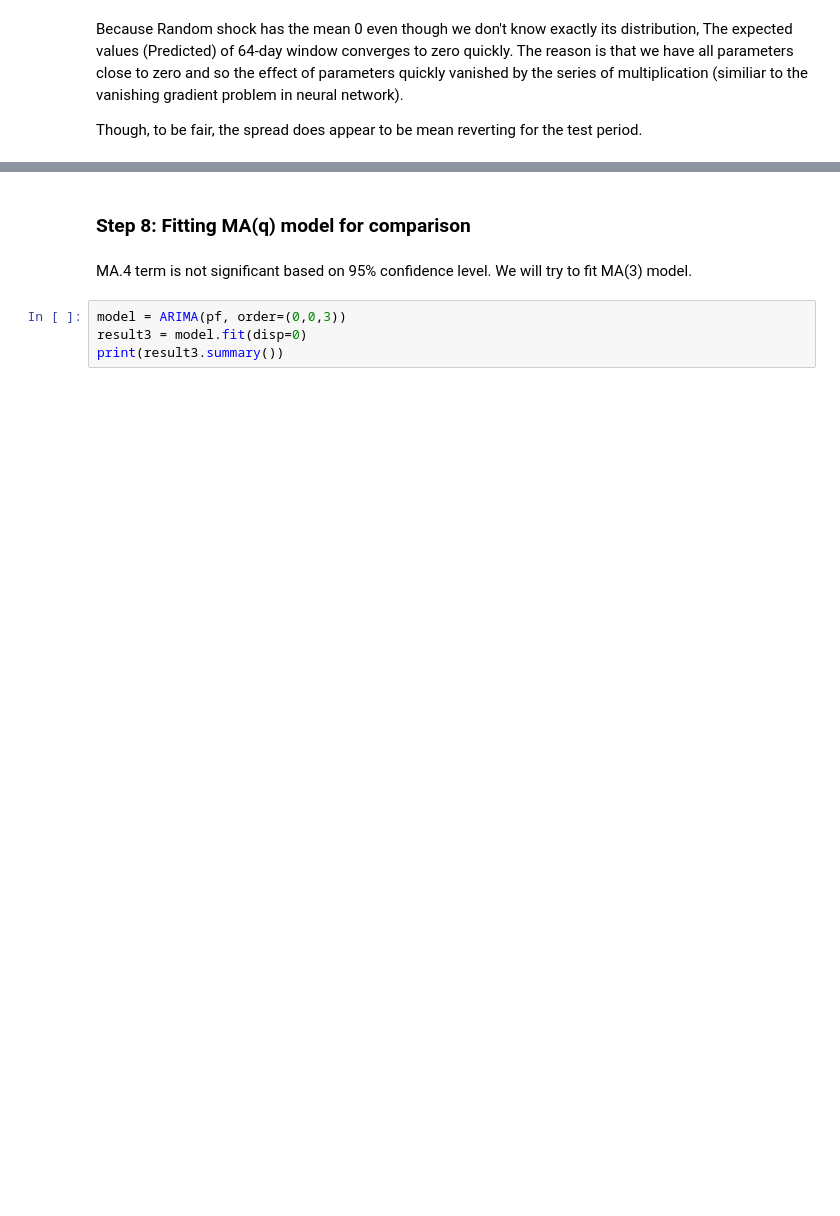
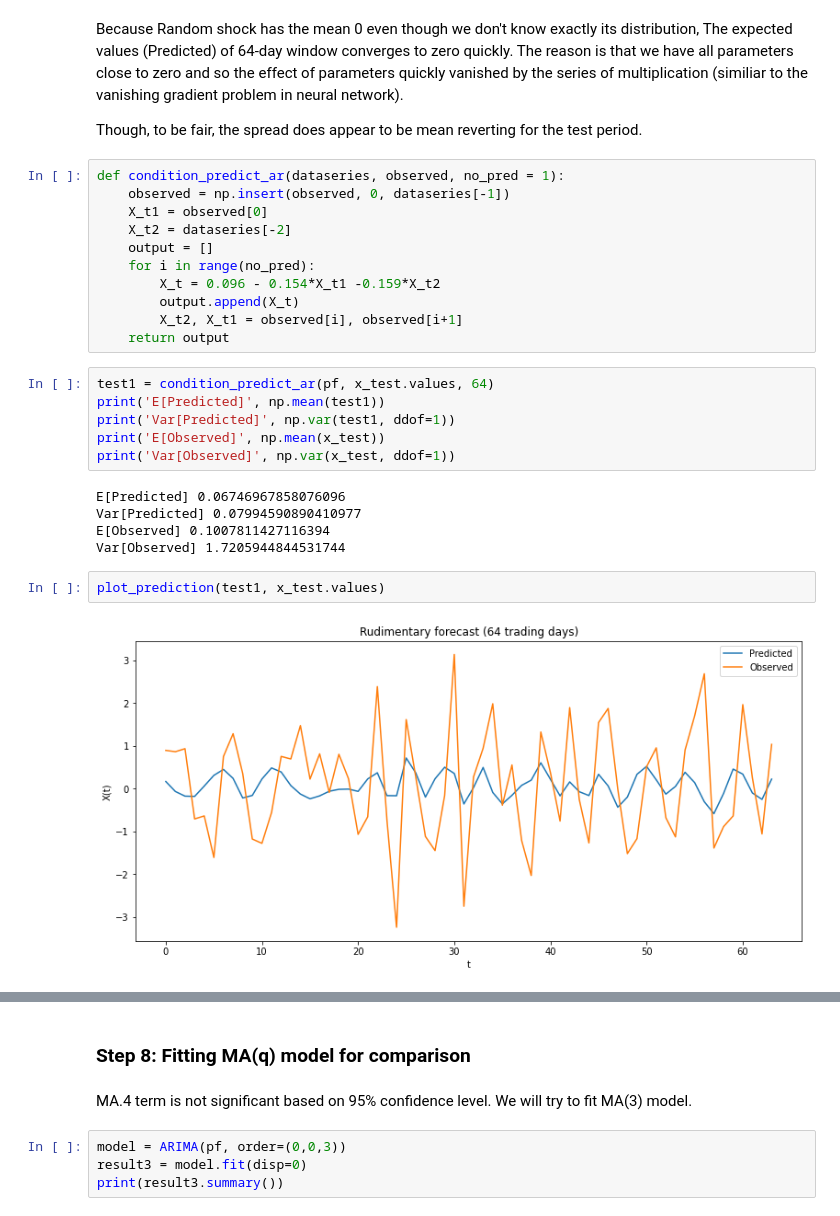
Before and after one commit to stevenkxu/TimeSeriesProject, a Jupyter notebook: 6351_Final_Project.ipynb, the cells around one changed output, grey strips where cells are left out. Drawn from its saved outputs; the diff is of its cells as text; blank space fills up the shorter version.

Commit message:
Next-day pred, accuracy score

```diff
--- a/6351_Final_Project.ipynb
+++ b/6351_Final_Project.ipynb
@@ -579,3 +581,29 @@ plt.legend(['E[Predicted]', 'Observed'])
 Because Random shock has the mean 0 even though we don't know exactly its distribution, The expected values (Predicted) of 64-day window converges to zero quickly. The reason is that we have all parameters close to zero and so the effect of parameters quickly vanished by the series of multiplication (similiar to the vanishing gradient problem in neural network).
 
 Though, to be fair, the spread does appear to be mean reverting for the test period.
+# %%
+def condition_predict_ar(dataseries, observed, no_pred = 1):
+    observed = np.insert(observed, 0, dataseries[-1])
+    X_t1 = observed[0]
+    X_t2 = dataseries[-2]
+    output = []
+    for i in range(no_pred):
+        X_t = 0.096 - 0.154*X_t1 -0.159*X_t2
+        output.append(X_t)
+        X_t2, X_t1 = observed[i], observed[i+1]
+    return output
+# %%
+test1 = condition_predict_ar(pf, x_test.values, 64)
+print('E[Predicted]', np.mean(test1))
+print('Var[Predicted]', np.var(test1, ddof=1))
+print('E[Observed]', np.mean(x_test))
+print('Var[Observed]', np.var(x_test, ddof=1))
+# %% [output]
+E[Predicted] 0.06746967858076096
+Var[Predicted] 0.07994590890410977
+E[Observed] 0.1007811427116394
+Var[Observed] 1.7205944844531744
+# %%
+plot_prediction(test1, x_test.values)
+# %% [output]
+[figure, added]
```
Also changed, not shown: parts of 16 cells of this notebook.
